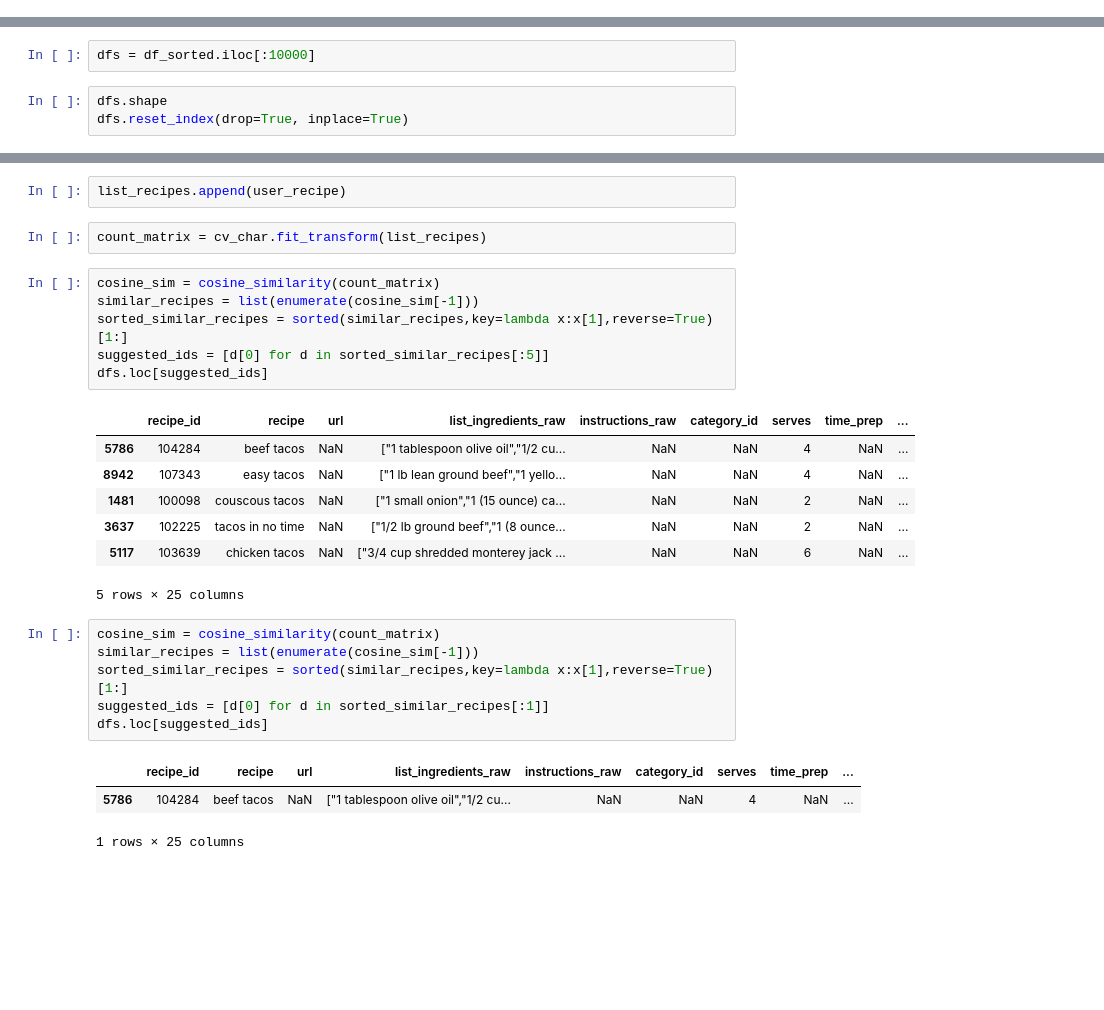
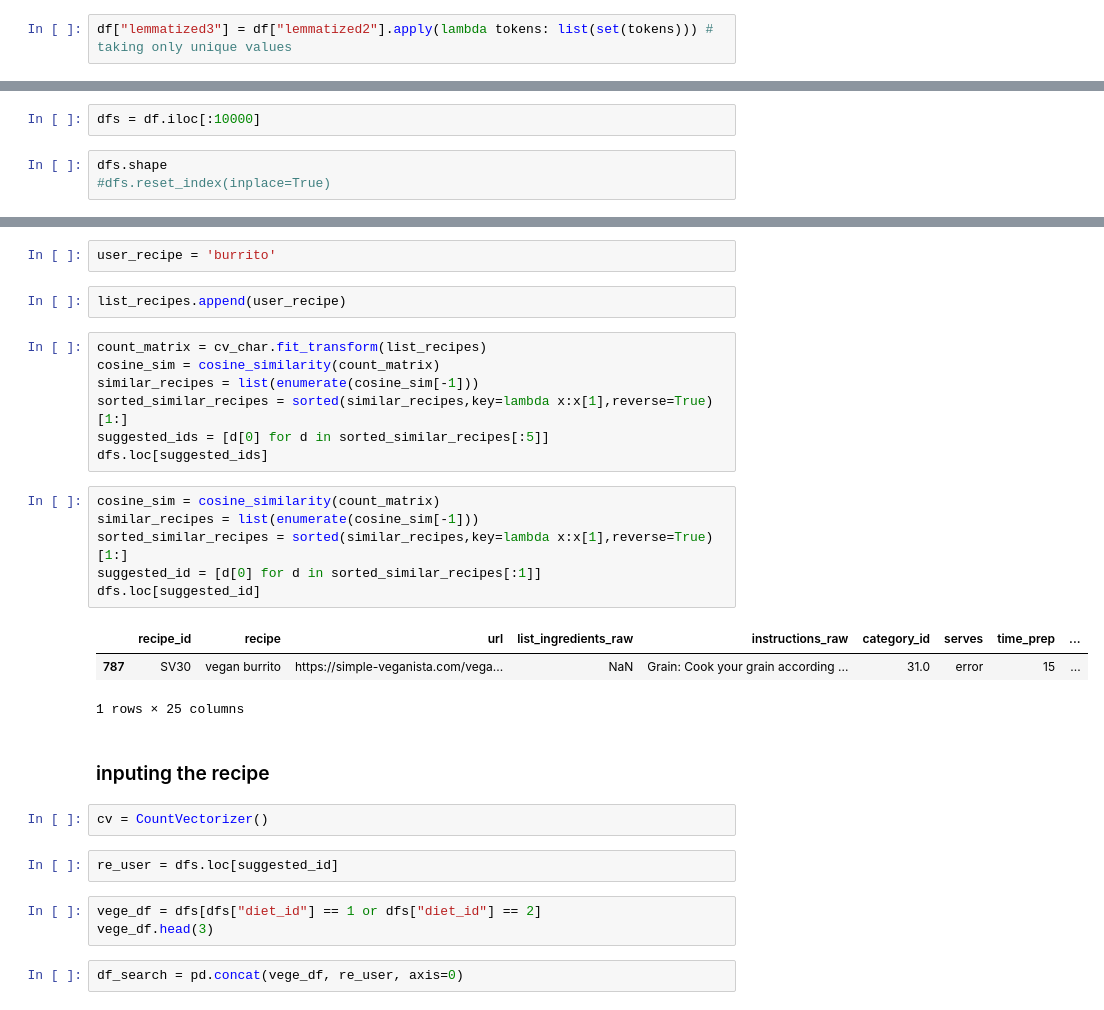
Before and after one commit to Pollybs/machine_learning_recommender, a Jupyter notebook: recommender_nlp.ipynb, the cells around one changed output, grey strips where cells are left out. Drawn from its saved outputs; the diff is of its cells as text; blank space fills up the shorter version.

```diff
--- a/recommender_nlp.ipynb
+++ b/recommender_nlp.ipynb
@@ -110,0 +233,2 @@ df.head()
+# %%
+df["lemmatized3"] = df["lemmatized2"].apply(lambda tokens: list(set(tokens))) # taking only unique values
@@ -111,8 +243,8 @@ df.head()
 # %%
-dfs = df_sorted.iloc[:10000]
+dfs = df.iloc[:10000]
 # %%
 dfs.shape
-dfs.reset_index(drop=True, inplace=True)
+#dfs.reset_index(inplace=True)
 # %%
 dfs["website_id"].value_counts()
 # %% [output]
@@ -136,28 +269,32 @@ len(list_recipes)
+# %%
+user_recipe = 'burrito'
 # %%
 list_recipes.append(user_recipe)
-# %%
-count_matrix = cv_char.fit_transform(list_recipes)
 # %%
+count_matrix = cv_char.fit_transform(list_recipes)
 cosine_sim = cosine_similarity(count_matrix)
 similar_recipes = list(enumerate(cosine_sim[-1]))
 sorted_similar_recipes = sorted(similar_recipes,key=lambda x:x[1],reverse=True)[1:]
 suggested_ids = [d[0] for d in sorted_similar_recipes[:5]]
 dfs.loc[suggested_ids]
-# %% [output]
-|  | recipe_id | recipe | url | list_ingredients_raw | instructions_raw | category_id | serves | time_prep | ... |
-| 5786 | 104284 | beef tacos | NaN | ["1 tablespoon olive oil","1/2 cu... | NaN | NaN | 4 | NaN | ... |
-| 8942 | 107343 | easy tacos | NaN | ["1 lb lean ground beef","1 yello... | NaN | NaN | 4 | NaN | ... |
-| 1481 | 100098 | couscous tacos | NaN | ["1 small onion","1 (15 ounce) ca... | NaN | NaN | 2 | NaN | ... |
-| 3637 | 102225 | tacos in no time | NaN | ["1/2 lb ground beef","1 (8 ounce... | NaN | NaN | 2 | NaN | ... |
-| 5117 | 103639 | chicken tacos | NaN | ["3/4 cup shredded monterey jack ... | NaN | NaN | 6 | NaN | ... |
-5 rows × 25 columns
 # %%
 cosine_sim = cosine_similarity(count_matrix)
 similar_recipes = list(enumerate(cosine_sim[-1]))
 sorted_similar_recipes = sorted(similar_recipes,key=lambda x:x[1],reverse=True)[1:]
-suggested_ids = [d[0] for d in sorted_similar_recipes[:1]]
-dfs.loc[suggested_ids]
+suggested_id = [d[0] for d in sorted_similar_recipes[:1]]
+dfs.loc[suggested_id]
 # %% [output]
 |  | recipe_id | recipe | url | list_ingredients_raw | instructions_raw | category_id | serves | time_prep | ... |
-| 5786 | 104284 | beef tacos | NaN | ["1 tablespoon olive oil","1/2 cu... | NaN | NaN | 4 | NaN | ... |
+| 787 | SV30 | vegan burrito | https://simple-veganista.com/vega... | NaN | Grain: Cook your grain according ... | 31.0 | error | 15 | ... |
 1 rows × 25 columns
+# %% [markdown]
+### inputing the recipe
+# %%
+cv = CountVectorizer()
+# %%
+re_user = dfs.loc[suggested_id]
+# %%
+vege_df = dfs[dfs["diet_id"] == 1 or dfs["diet_id"] == 2]
+vege_df.head(3)
+# %%
+df_search = pd.concat(vege_df, re_user, axis=0)
```
Also changed, not shown: parts of 55 cells of this notebook.
